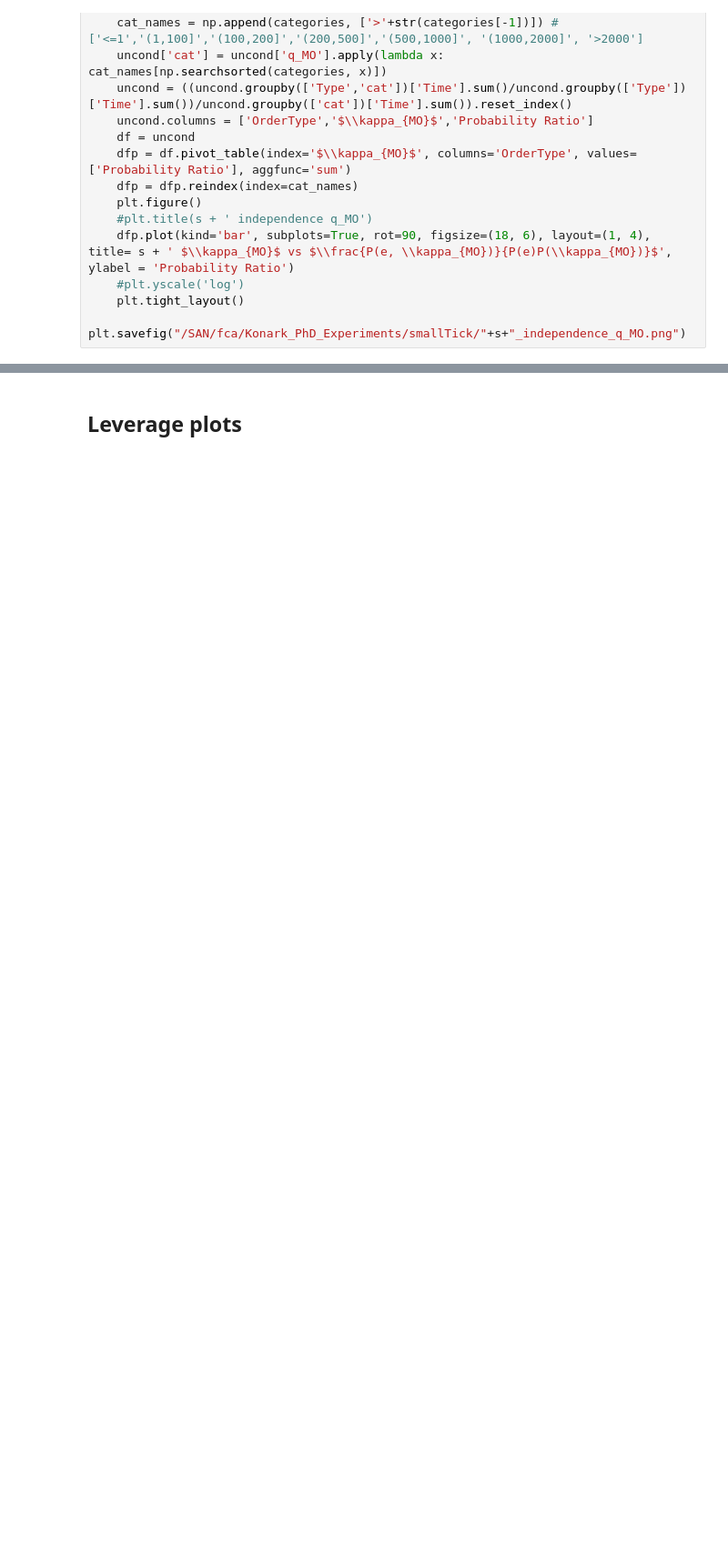
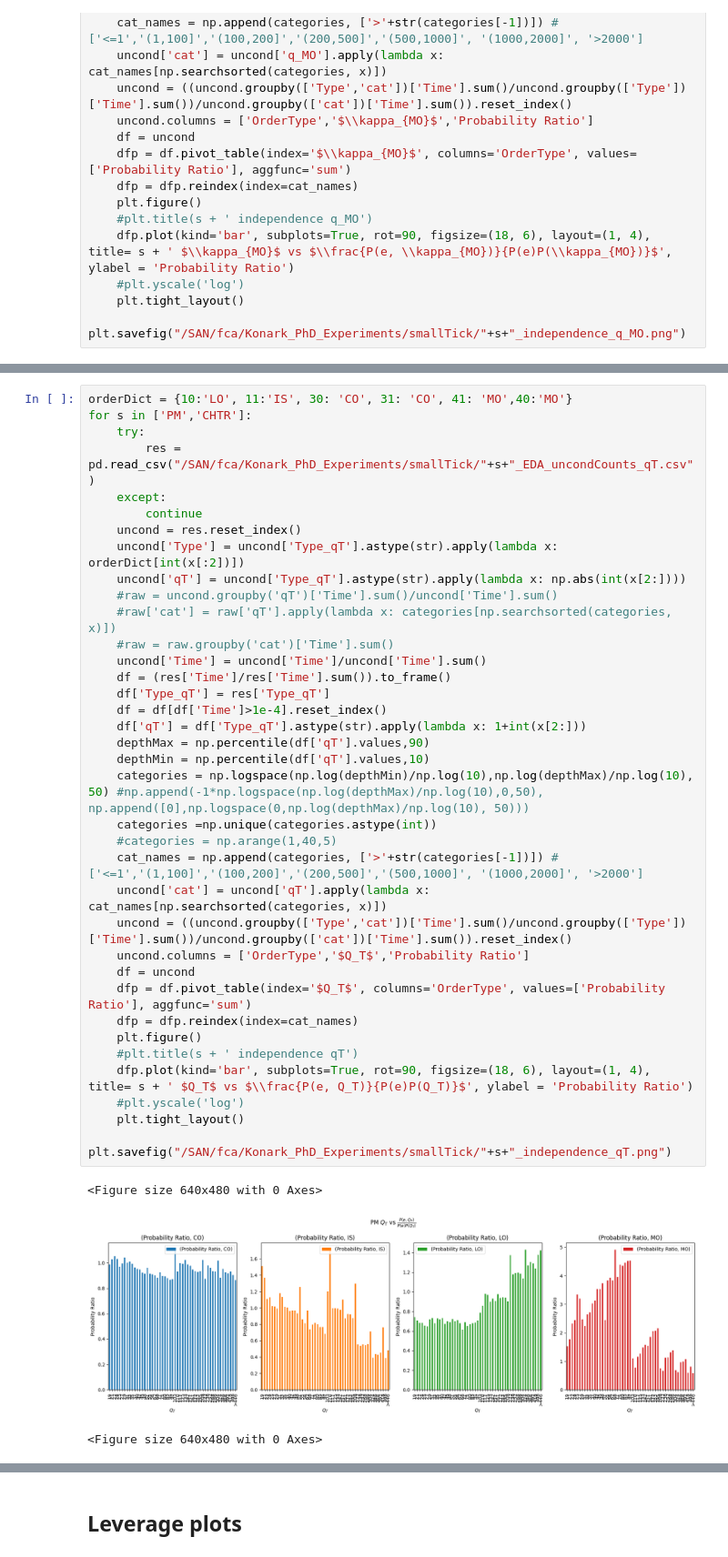
Before and after one commit to konqr/lobSimulations, a Jupyter notebook: src/backup/hawkes/experiments/toyModelSmallTick.ipynb, the cells around one changed output, grey strips where cells are left out. Shown at 91% size. Cells and saved outputs as stored; diff of their text form; blank space fills up the shorter version.

```diff
--- a/src/backup/hawkes/experiments/toyModelSmallTick.ipynb
+++ b/src/backup/hawkes/experiments/toyModelSmallTick.ipynb
@@ -1240,0 +1282,40 @@ for s in stocks:
+# %%
+orderDict = {10:'LO', 11:'IS', 30: 'CO', 31: 'CO', 41: 'MO',40:'MO'}
+for s in ['PM','CHTR']:
+    try:
+        res = pd.read_csv("/SAN/fca/Konark_PhD_Experiments/smallTick/"+s+"_EDA_uncondCounts_qT.csv")
+    except:
+        continue
+    uncond = res.reset_index()
+    uncond['Type'] = uncond['Type_qT'].astype(str).apply(lambda x: orderDict[int(x[:2])])
+    uncond['qT'] = uncond['Type_qT'].astype(str).apply(lambda x: np.abs(int(x[2:])))
+    #raw = uncond.groupby('qT')['Time'].sum()/uncond['Time'].sum()
+    #raw['cat'] = raw['qT'].apply(lambda x: categories[np.searchsorted(categories, x)])
+    #raw = raw.groupby('cat')['Time'].sum()
+    uncond['Time'] = uncond['Time']/uncond['Time'].sum()
+    df = (res['Time']/res['Time'].sum()).to_frame()
+    df['Type_qT'] = res['Type_qT']
+    df = df[df['Time']>1e-4].reset_index()
+    df['qT'] = df['Type_qT'].astype(str).apply(lambda x: 1+int(x[2:]))
+    depthMax = np.percentile(df['qT'].values,90)
+    depthMin = np.percentile(df['qT'].values,10)
+    categories = np.logspace(np.log(depthMin)/np.log(10),np.log(depthMax)/np.log(10), 50) #np.append(-1*np.logspace(np.log(depthMax)/np.log(10),0,50), np.append([0],np.logspace(0,np.log(depthMax)/np.log(10), 50)))
+    categories =np.unique(categories.astype(int))
+    #categories = np.arange(1,40,5)
+    cat_names = np.append(categories, ['>'+str(categories[-1])]) #['<=1','(1,100]','(100,200]','(200,500]','(500,1000]', '(1000,2000]', '>2000']
+    uncond['cat'] = uncond['qT'].apply(lambda x: cat_names[np.searchsorted(categories, x)])
+    uncond = ((uncond.groupby(['Type','cat'])['Time'].sum()/uncond.groupby(['Type'])['Time'].sum())/uncond.groupby(['cat'])['Time'].sum()).reset_index()
+    uncond.columns = ['OrderType','$Q_T$','Probability Ratio']
+    df = uncond
+    dfp = df.pivot_table(index='$Q_T$', columns='OrderType', values=['Probability Ratio'], aggfunc='sum')
+    dfp = dfp.reindex(index=cat_names)
+    plt.figure()
+    #plt.title(s + ' independence qT')
+    dfp.plot(kind='bar', subplots=True, rot=90, figsize=(18, 6), layout=(1, 4), title= s + ' $Q_T$ vs $\\frac{P(e, Q_T)}{P(e)P(Q_T)}$', ylabel = 'Probability Ratio')
+    #plt.yscale('log')
+    plt.tight_layout()
+    plt.savefig("/SAN/fca/Konark_PhD_Experiments/smallTick/"+s+"_independence_qT.png")
+# %% [output]
+<Figure size 640x480 with 0 Axes>
+[figure, added]
+<Figure size 640x480 with 0 Axes>
```
Also changed, not shown: parts of 13 cells of this notebook.
